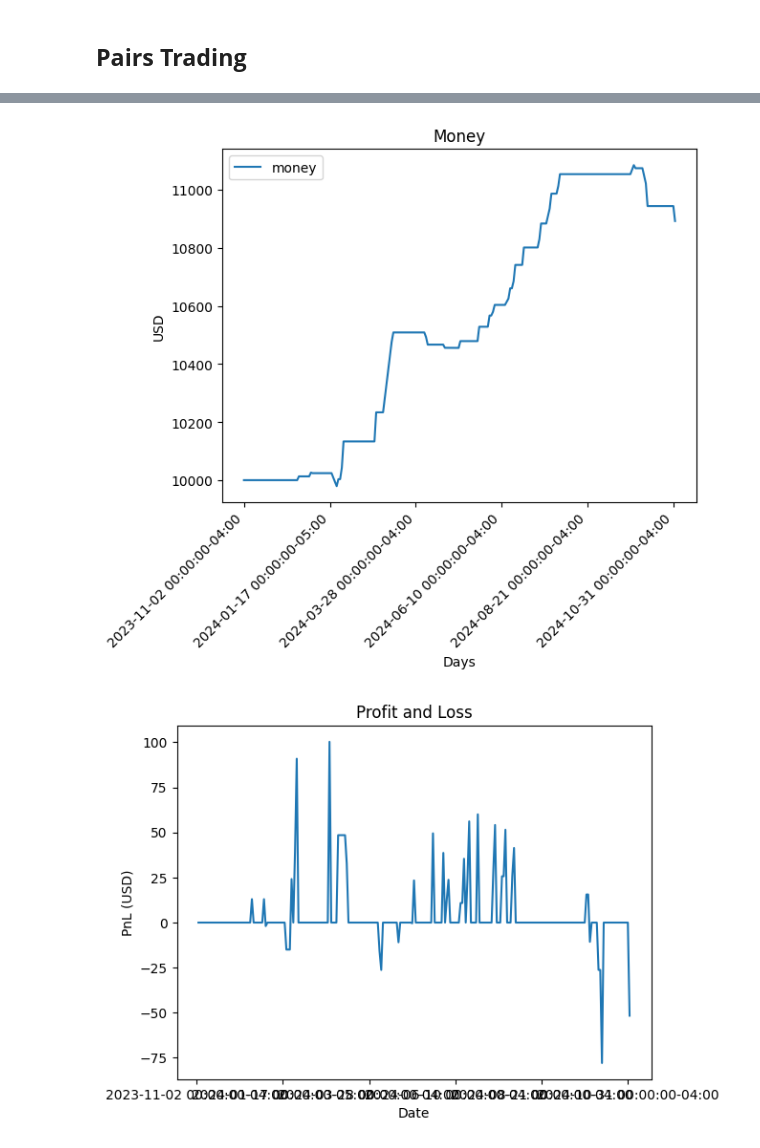
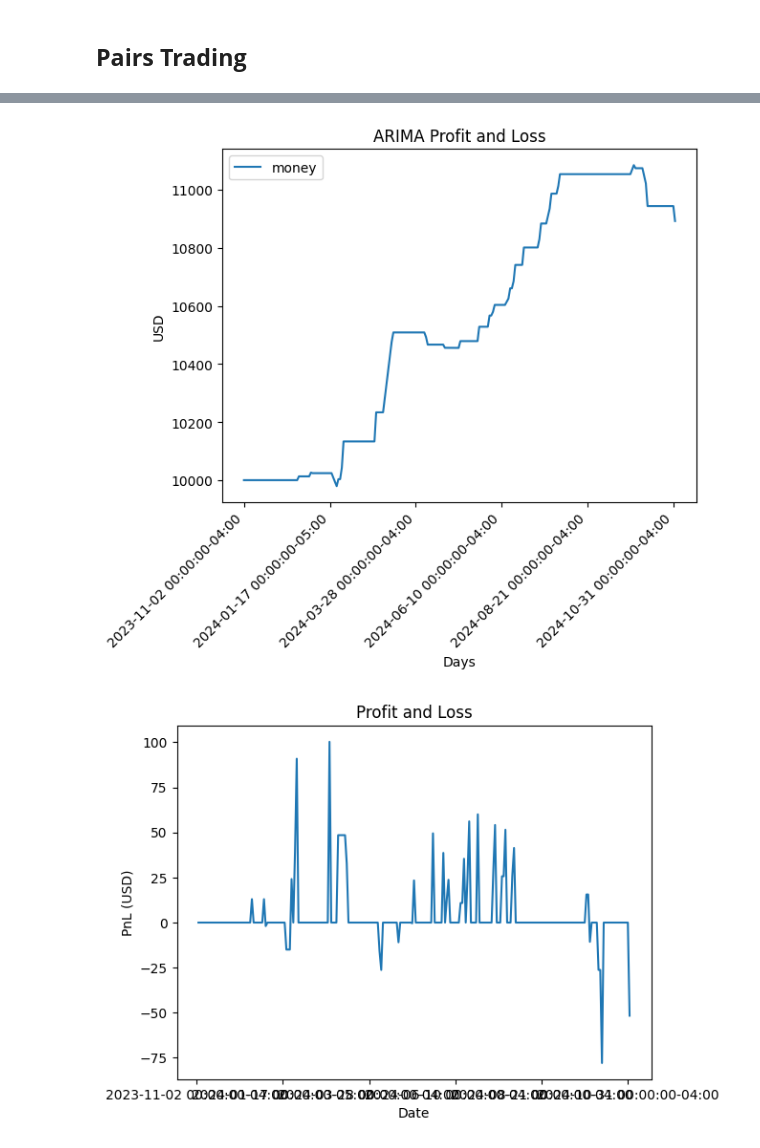
Before and after one commit to JulianneCai/simple-pairs-trading, a Jupyter notebook: main.ipynb, the cells around one changed output, grey strips where cells are left out. Cells and saved outputs as stored; diff of their text form; code cells hidden in the pictures.

```diff
--- a/main.ipynb
+++ b/main.ipynb
@@ -404,17 +365,17 @@ Annualised Sharpe Ratio: 3.45
 # %%
 results['money'].plot()
 
 plt.xticks(rotation=45, ha='right')
 
-plt.title('Money')
+plt.title('ARIMA Profit and Loss')
 plt.xlabel('Days')
 plt.ylabel('USD')
 
 plt.legend()
 
 plt.show()
 # %% [output]
-[figure, old version]
+[figure, new version]
 # %%
 results['PnL'].plot()
 plt.title('Profit and Loss')
```
Also changed, not shown: parts of 10 cells of this notebook.
